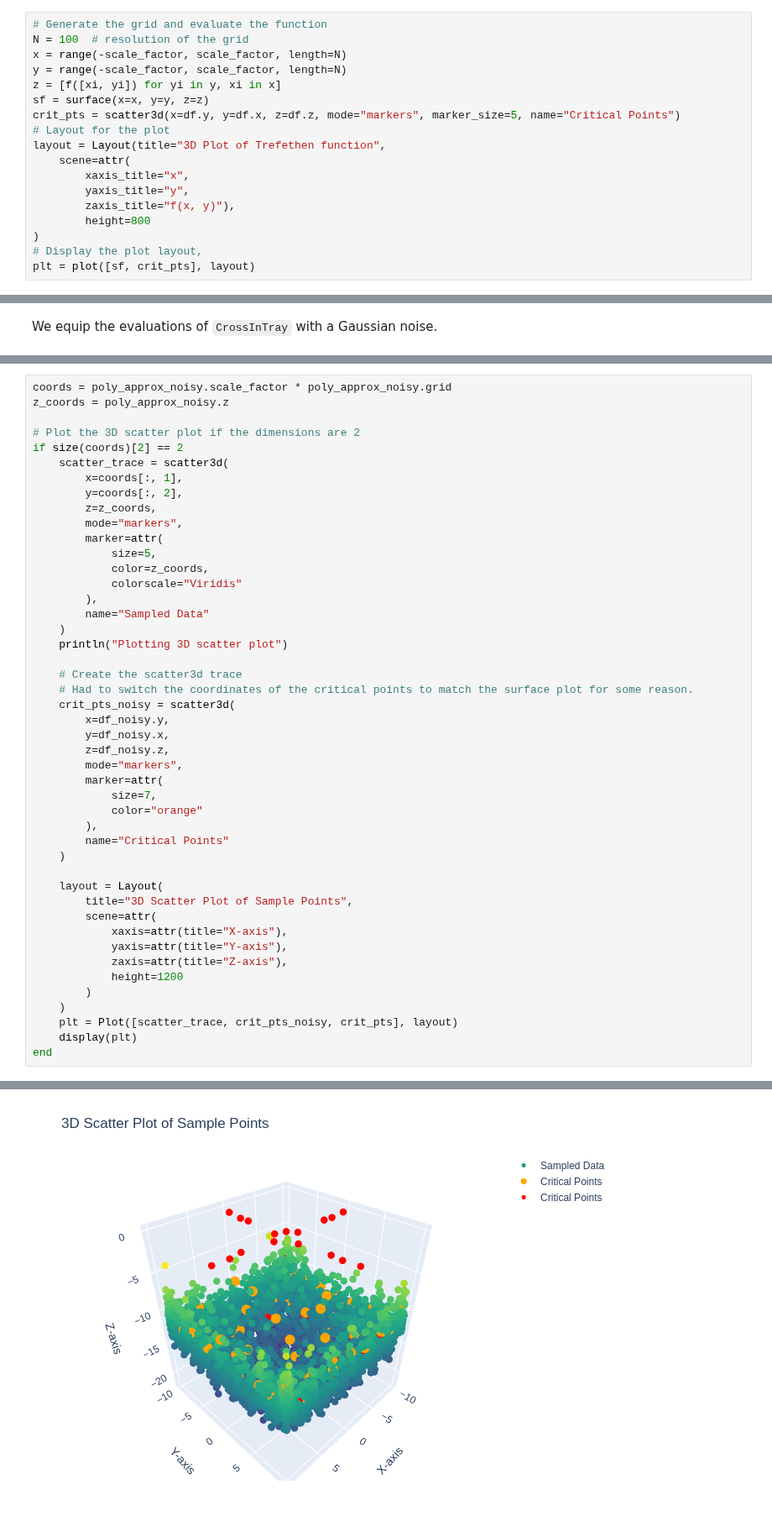
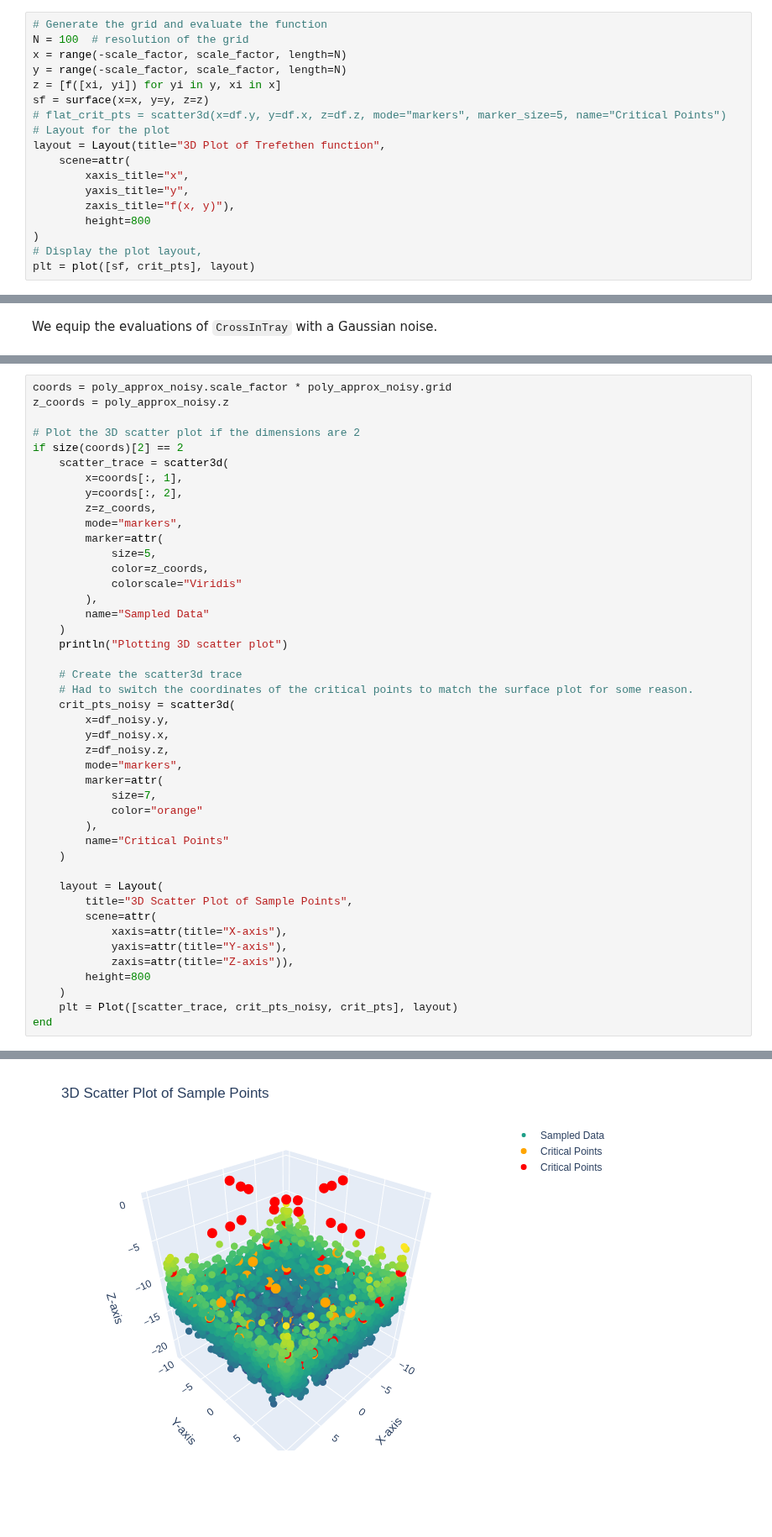
Before and after one commit to gescholt/Globtim.jl, a Jupyter notebook: Examples/CrossInTray.ipynb, the cells around one changed output, grey strips where cells are left out. Shown at 84% size. Saved outputs shown, nothing was run; the diff lists cells and outputs as text.

```diff
--- a/Examples/CrossInTray.ipynb
+++ b/Examples/CrossInTray.ipynb
@@ -143,7 +139,7 @@ x = range(-scale_factor, scale_factor, length=N)
 y = range(-scale_factor, scale_factor, length=N)
 z = [f([xi, yi]) for yi in y, xi in x]
 sf = surface(x=x, y=y, z=z)
-crit_pts = scatter3d(x=df.y, y=df.x, z=df.z, mode="markers", marker_size=5, name="Critical Points")
+# flat_crit_pts = scatter3d(x=df.y, y=df.x, z=df.z, mode="markers", marker_size=5, name="Critical Points")
 # Layout for the plot
 layout = Layout(title="3D Plot of Trefethen function",
     scene=attr(
@@ -238,36 +234,34 @@ if size(coords)[2] == 2
             colorscale="Viridis"
         ),
         name="Sampled Data"
     )
     println("Plotting 3D scatter plot")
 
     # Create the scatter3d trace
     # Had to switch the coordinates of the critical points to match the surface plot for some reason.
     crit_pts_noisy = scatter3d(
         x=df_noisy.y,
         y=df_noisy.x,
         z=df_noisy.z,
         mode="markers",
         marker=attr(
             size=7,
             color="orange"
         ),
         name="Critical Points"
     )
 
     layout = Layout(
         title="3D Scatter Plot of Sample Points",
         scene=attr(
             xaxis=attr(title="X-axis"),
             yaxis=attr(title="Y-axis"),
-            zaxis=attr(title="Z-axis"),
-            height=1200
-        )
+            zaxis=attr(title="Z-axis")),
+        height=800
     )
     plt = Plot([scatter_trace, crit_pts_noisy, crit_pts], layout)
-    display(plt)
 end
 # %% [output]
 Plotting 3D scatter plot
-[figure, old version]
+[figure, new version]
 # %%
```
Also changed, not shown: parts of 5 cells of this notebook.
